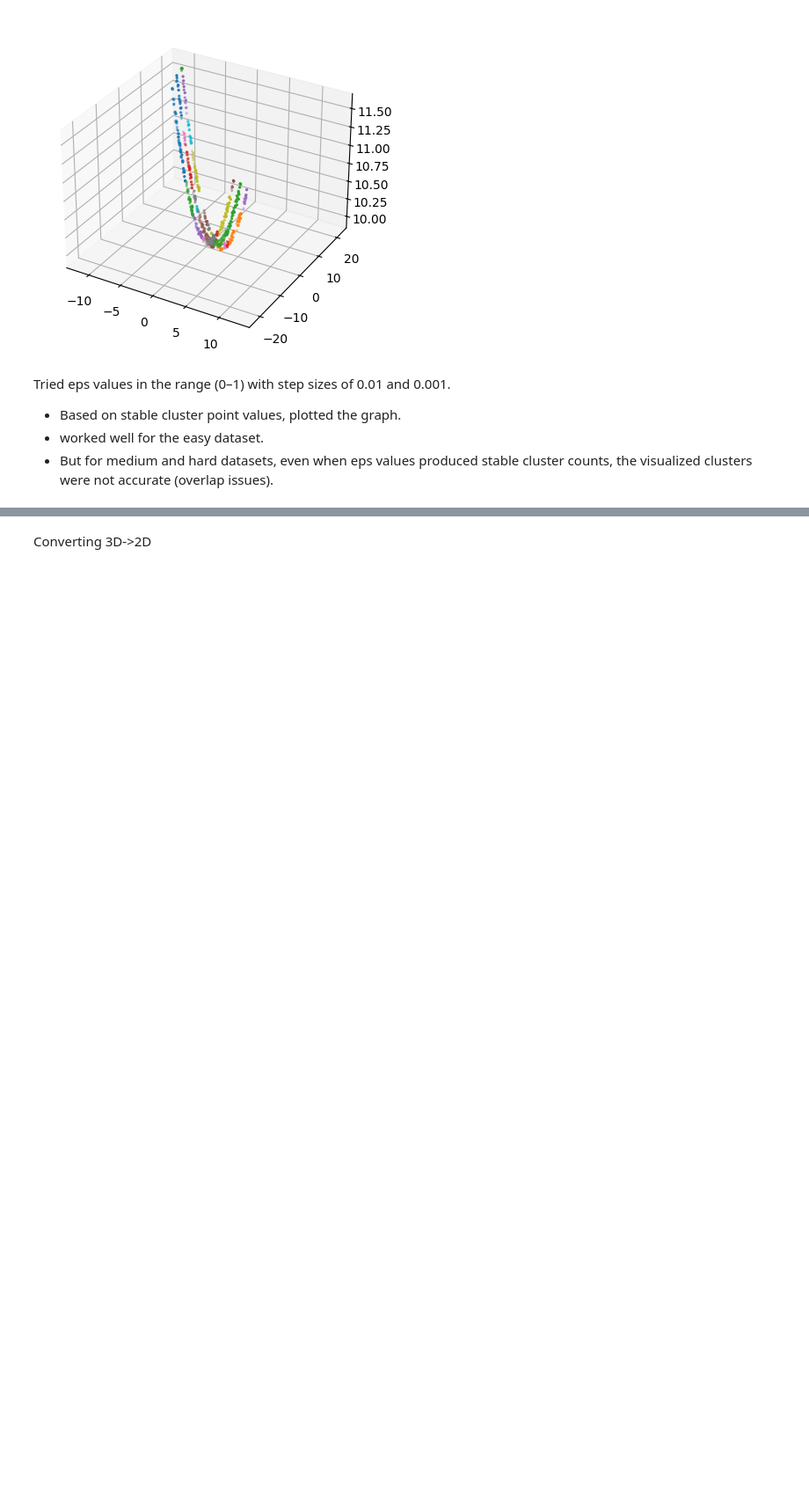
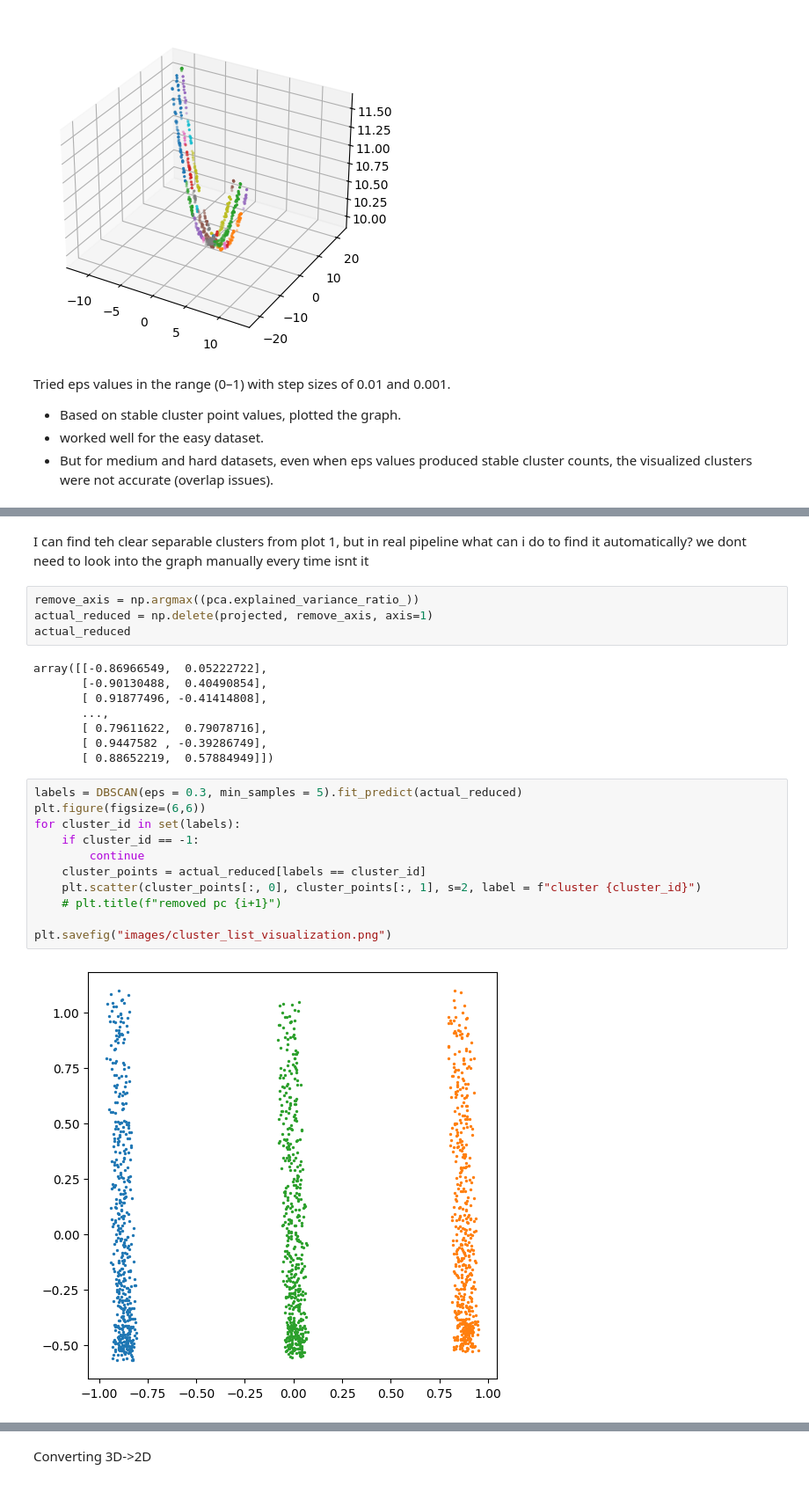
Before and after one commit to sowjanyamatam/blunomy_case_study, a Jupyter notebook: local_analysis/analysis.ipynb, the cells around one changed output, grey strips where cells are left out. Shown at 88% size. Cells and saved outputs as stored; diff of their text form; blank space fills up the shorter version.

```diff
--- a/local_analysis/analysis.ipynb
+++ b/local_analysis/analysis.ipynb
@@ -271,0 +311,27 @@ Tried eps values in the range (0–1) with step sizes of 0.01 and 0.001.
+# %% [markdown]
+I can find teh clear separable clusters from plot 1, but in real pipeline what can i do to find it automatically? we dont need to look into the graph manually every time isnt it
+# %%
+remove_axis = np.argmax((pca.explained_variance_ratio_))
+actual_reduced = np.delete(projected, remove_axis, axis=1)
+actual_reduced
+# %% [output]
+array([[-0.86966549,  0.05222722],
+       [-0.90130488,  0.40490854],
+       [ 0.91877496, -0.41414808],
+       ...,
+       [ 0.79611622,  0.79078716],
+       [ 0.9447582 , -0.39286749],
+       [ 0.88652219,  0.57884949]])
+# %%
+labels = DBSCAN(eps = 0.3, min_samples = 5).fit_predict(actual_reduced)
+plt.figure(figsize=(6,6))
+for cluster_id in set(labels):
+    if cluster_id == -1:
+        continue
+    cluster_points = actual_reduced[labels == cluster_id]
+    plt.scatter(cluster_points[:, 0], cluster_points[:, 1], s=2, label = f"cluster {cluster_id}")
+    # plt.title(f"removed pc {i+1}")
+
+plt.savefig("images/cluster_list_visualization.png")
+# %% [output]
+[figure, added]
```
Also changed, not shown: parts of 14 cells of this notebook, 1 other file.
